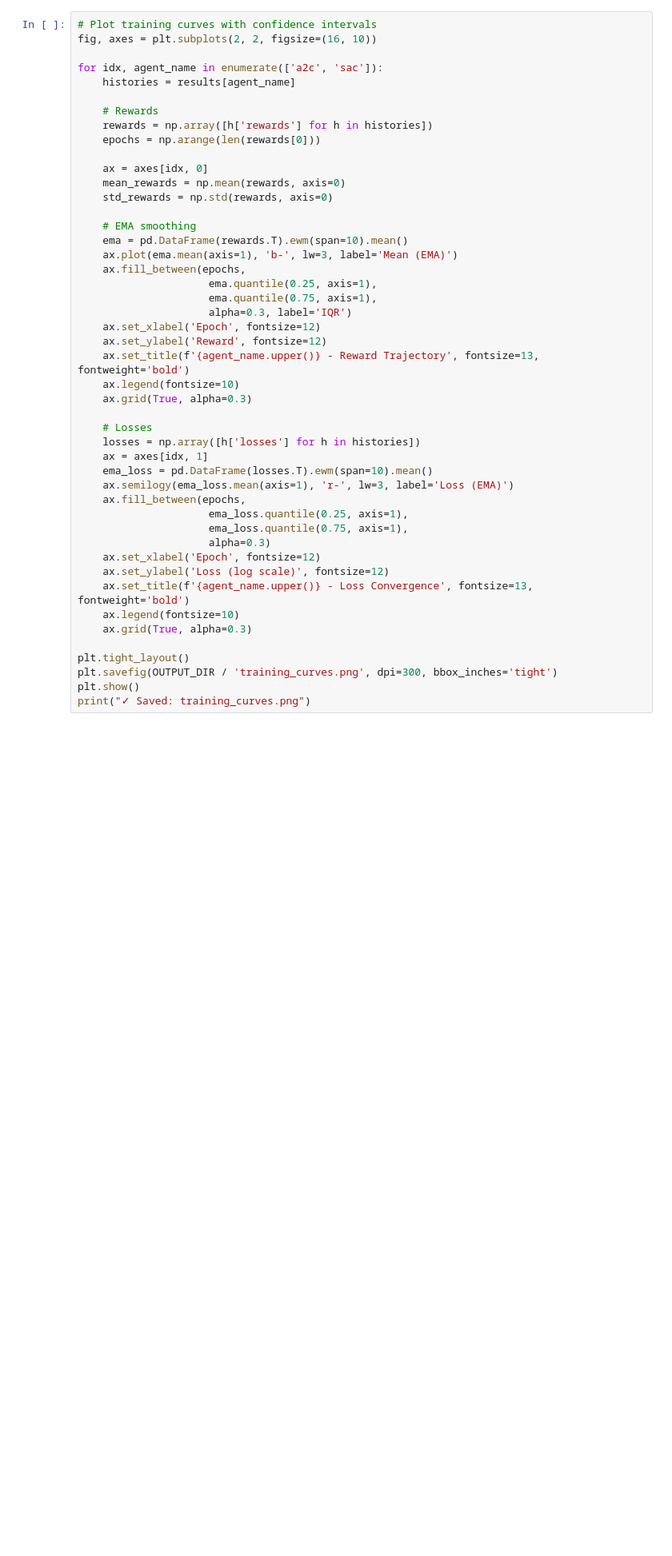
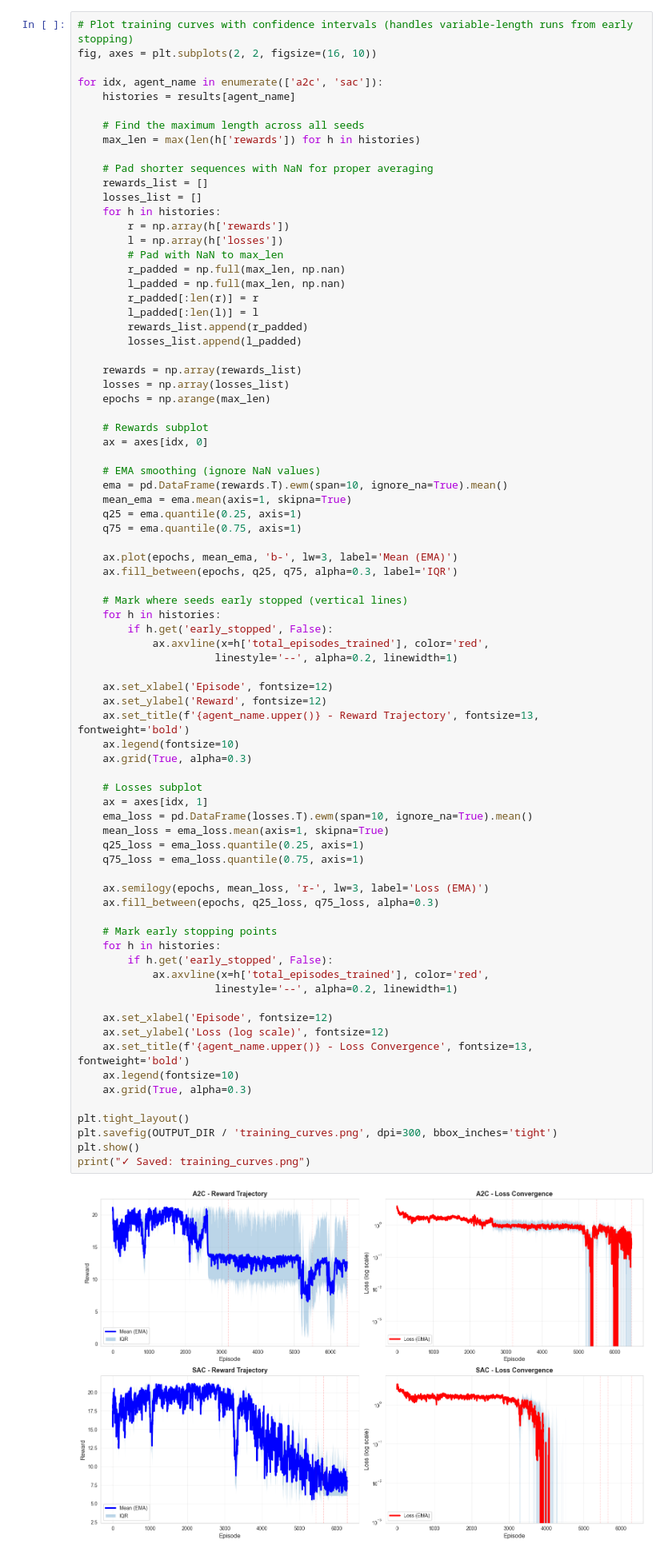
Before and after one commit to sdley/evrp-rl, a Jupyter notebook: examples/agent_benchmark_evrp_a2c_sac.ipynb, the cells around one changed output. Shown at 80% size. Cells and saved outputs as stored; diff of their text form; blank space fills up the shorter version.

Commit message:
Implemented early stopping

```diff
--- a/examples/agent_benchmark_evrp_a2c_sac.ipynb
+++ b/examples/agent_benchmark_evrp_a2c_sac.ipynb
@@ -511,50 +511,82 @@ Training A2C...
 # %% [markdown]
 ## 5. Training Curves & Convergence Analysis
 # %%
-# Plot training curves with confidence intervals
+# Plot training curves with confidence intervals (handles variable-length runs from early stopping)
 fig, axes = plt.subplots(2, 2, figsize=(16, 10))
 
 for idx, agent_name in enumerate(['a2c', 'sac']):
     histories = results[agent_name]
 
-    # Rewards
-    rewards = np.array([h['rewards'] for h in histories])
-    epochs = np.arange(len(rewards[0]))
+    # Find the maximum length across all seeds
+    max_len = max(len(h['rewards']) for h in histories)
 
+    # Pad shorter sequences with NaN for proper averaging
+    rewards_list = []
+    losses_list = []
+    for h in histories:
+        r = np.array(h['rewards'])
+        l = np.array(h['losses'])
+        # Pad with NaN to max_len
+        r_padded = np.full(max_len, np.nan)
+        l_padded = np.full(max_len, np.nan)
+        r_padded[:len(r)] = r
+        l_padded[:len(l)] = l
+        rewards_list.append(r_padded)
+        losses_list.append(l_padded)
+
+    rewards = np.array(rewards_list)
+    losses = np.array(losses_list)
+    epochs = np.arange(max_len)
+
+    # Rewards subplot
     ax = axes[idx, 0]
-    mean_rewards = np.mean(rewards, axis=0)
-    std_rewards = np.std(rewards, axis=0)
 
-    # EMA smoothing
-    ema = pd.DataFrame(rewards.T).ewm(span=10).mean()
-    ax.plot(ema.mean(axis=1), 'b-', lw=3, label='Mean (EMA)')
-    ax.fill_between(epochs,
-                     ema.quantile(0.25, axis=1),
-                     ema.quantile(0.75, axis=1),
-                     alpha=0.3, label='IQR')
-    ax.set_xlabel('Epoch', fontsize=12)
+    # EMA smoothing (ignore NaN values)
+    ema = pd.DataFrame(rewards.T).ewm(span=10, ignore_na=True).mean()
+    mean_ema = ema.mean(axis=1, skipna=True)
+    q25 = ema.quantile(0.25, axis=1)
+    q75 = ema.quantile(0.75, axis=1)
+
+    ax.plot(epochs, mean_ema, 'b-', lw=3, label='Mean (EMA)')
+    ax.fill_between(epochs, q25, q75, alpha=0.3, label='IQR')
+
+    # Mark where seeds early stopped (vertical lines)
+    for h in histories:
+        if h.get('early_stopped', False):
+            ax.axvline(x=h['total_episodes_trained'], color='red',
+                      linestyle='--', alpha=0.2, linewidth=1)
+
+    ax.set_xlabel('Episode', fontsize=12)
     ax.set_ylabel('Reward', fontsize=12)
     ax.set_title(f'{agent_name.upper()} - Reward Trajectory', fontsize=13, fontweight='bold')
     ax.legend(fontsize=10)
     ax.grid(True, alpha=0.3)
 
-    # Losses
-    losses = np.array([h['losses'] for h in histories])
+    # Losses subplot
     ax = axes[idx, 1]
-    ema_loss = pd.DataFrame(losses.T).ewm(span=10).mean()
-    ax.semilogy(ema_loss.mean(axis=1), 'r-', lw=3, label='Loss (EMA)')
-    ax.fill_between(epochs,
-                     ema_loss.quantile(0.25, axis=1),
-                     ema_loss.quantile(0.75, axis=1),
-                     alpha=0.3)
-    ax.set_xlabel('Epoch', fontsize=12)
+    ema_loss = pd.DataFrame(losses.T).ewm(span=10, ignore_na=True).mean()
+    mean_loss = ema_loss.mean(axis=1, skipna=True)
+    q25_loss = ema_loss.quantile(0.25, axis=1)
+    q75_loss = ema_loss.quantile(0.75, axis=1)
+
+    ax.semilogy(epochs, mean_loss, 'r-', lw=3, label='Loss (EMA)')
+    ax.fill_between(epochs, q25_loss, q75_loss, alpha=0.3)
+
+    # Mark early stopping points
+    for h in histories:
+        if h.get('early_stopped', False):
+            ax.axvline(x=h['total_episodes_trained'], color='red',
+                      linestyle='--', alpha=0.2, linewidth=1)
+
+    ax.set_xlabel('Episode', fontsize=12)
     ax.set_ylabel('Loss (log scale)', fontsize=12)
     ax.set_title(f'{agent_name.upper()} - Loss Convergence', fontsize=13, fontweight='bold')
     ax.legend(fontsize=10)
     ax.grid(True, alpha=0.3)
 
 plt.tight_layout()
 plt.savefig(OUTPUT_DIR / 'training_curves.png', dpi=300, bbox_inches='tight')
 plt.show()
 print("✓ Saved: training_curves.png")
 # %% [output]
+[figure, new version]
```
Also changed, not shown: parts of 5 cells of this notebook.
